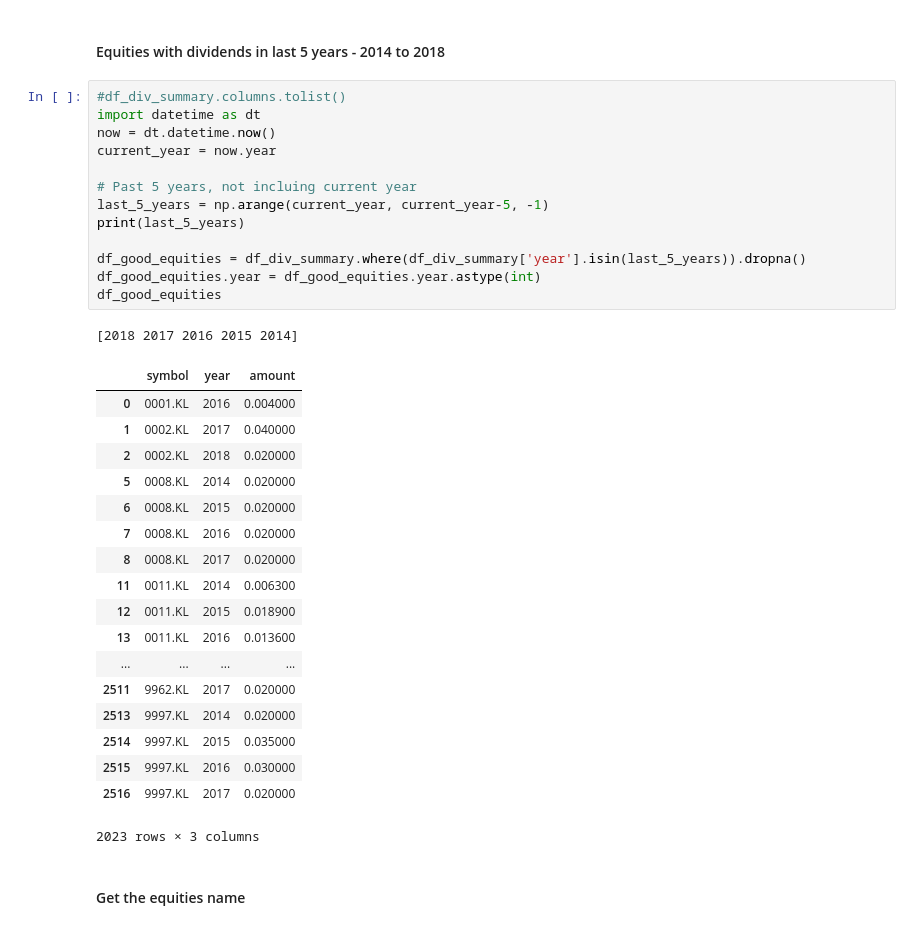
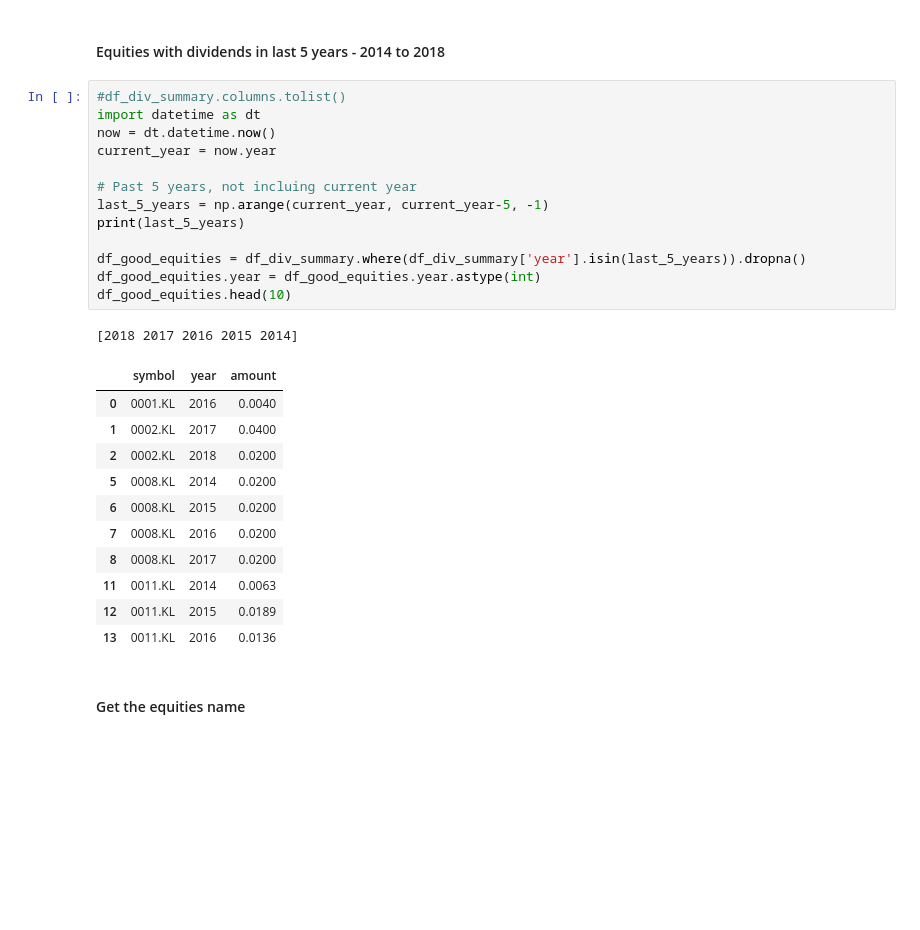
Before and after one commit to mengwangk/ai-playground, a Jupyter notebook: notebook/myInvestor-toolkit.ipynb, the cells around one changed output. Saved outputs shown, nothing was run; the diff lists cells and outputs as text; blank space fills up the shorter version.

```diff
--- a/notebook/myInvestor-toolkit.ipynb
+++ b/notebook/myInvestor-toolkit.ipynb
@@ -143,36 +143,29 @@ dtype: object
 # %%
 #df_div_summary.columns.tolist()
 import datetime as dt
 now = dt.datetime.now()
 current_year = now.year
 
 # Past 5 years, not incluing current year
 last_5_years = np.arange(current_year, current_year-5, -1)
 print(last_5_years)
 
 df_good_equities = df_div_summary.where(df_div_summary['year'].isin(last_5_years)).dropna()
 df_good_equities.year = df_good_equities.year.astype(int)
-df_good_equities
+df_good_equities.head(10)
 # %% [output]
 [2018 2017 2016 2015 2014]
 |  | symbol | year | amount |
-| 0 | 0001.KL | 2016 | 0.004000 |
-| 1 | 0002.KL | 2017 | 0.040000 |
-| 2 | 0002.KL | 2018 | 0.020000 |
-| 5 | 0008.KL | 2014 | 0.020000 |
-| 6 | 0008.KL | 2015 | 0.020000 |
-| 7 | 0008.KL | 2016 | 0.020000 |
-| 8 | 0008.KL | 2017 | 0.020000 |
-| 11 | 0011.KL | 2014 | 0.006300 |
-| 12 | 0011.KL | 2015 | 0.018900 |
-| 13 | 0011.KL | 2016 | 0.013600 |
-| ... | ... | ... | ... |
-| 2511 | 9962.KL | 2017 | 0.020000 |
-| 2513 | 9997.KL | 2014 | 0.020000 |
-| 2514 | 9997.KL | 2015 | 0.035000 |
-| 2515 | 9997.KL | 2016 | 0.030000 |
-| 2516 | 9997.KL | 2017 | 0.020000 |
+| 0 | 0001.KL | 2016 | 0.0040 |
+| 1 | 0002.KL | 2017 | 0.0400 |
+| 2 | 0002.KL | 2018 | 0.0200 |
+| 5 | 0008.KL | 2014 | 0.0200 |
+| 6 | 0008.KL | 2015 | 0.0200 |
+| 7 | 0008.KL | 2016 | 0.0200 |
+| 8 | 0008.KL | 2017 | 0.0200 |
+| 11 | 0011.KL | 2014 | 0.0063 |
+| 12 | 0011.KL | 2015 | 0.0189 |
+| 13 | 0011.KL | 2016 | 0.0136 |
-2023 rows × 3 columns
 # %% [markdown]
 #### Get the equities name
 # %%
```
Also changed, not shown: parts of 15 cells of this notebook, 10 other files.
